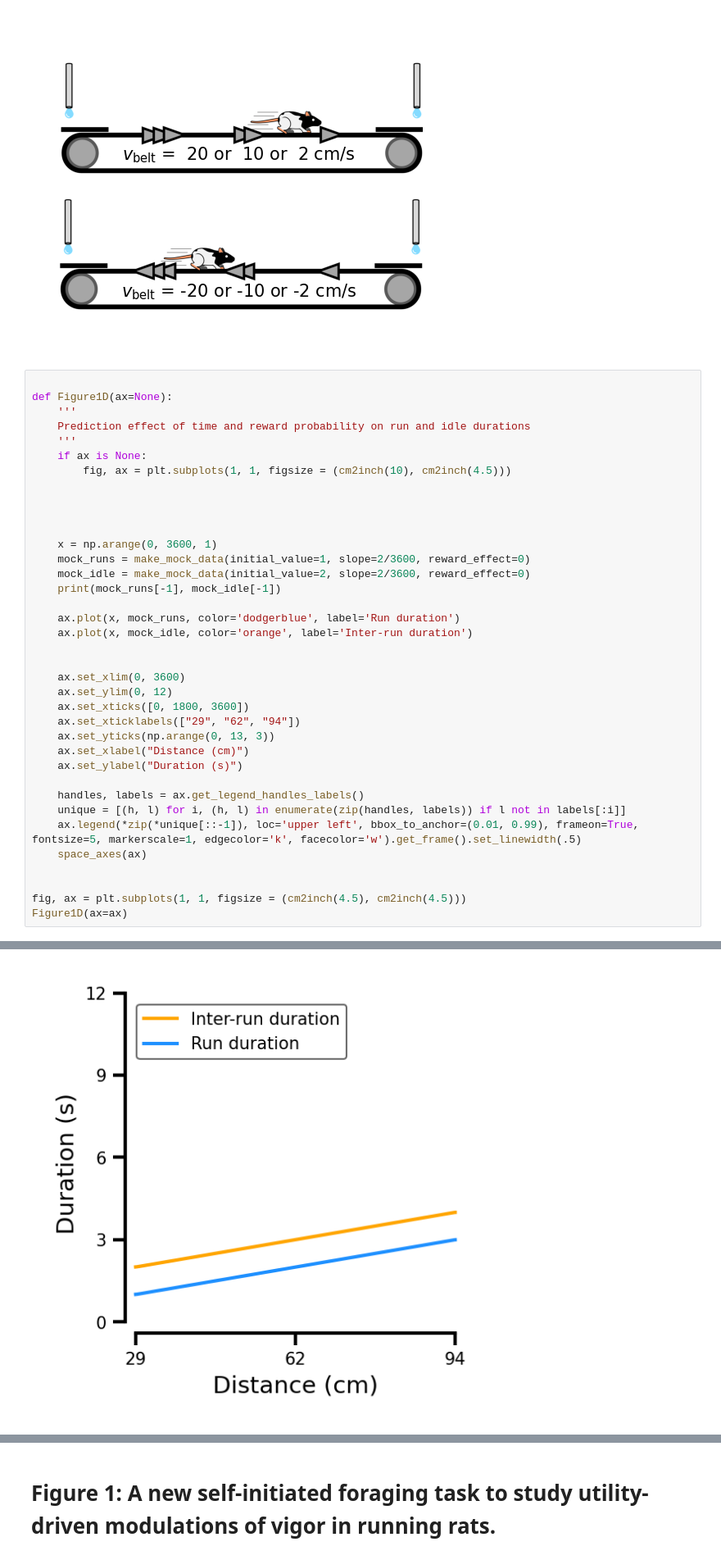
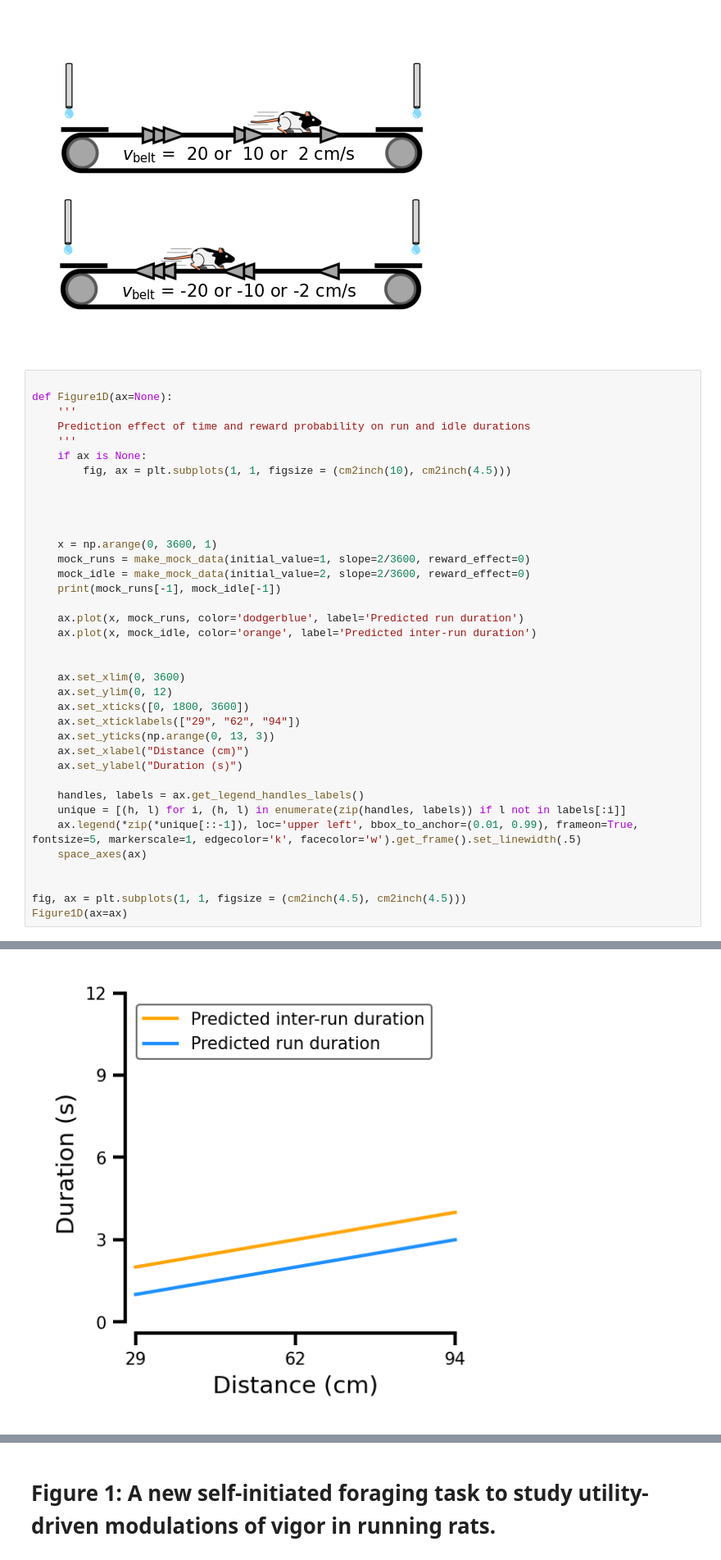
Before and after one commit to HeathenToaster/RunningFastAndSlow, a Jupyter notebook: Figure_1 new.ipynb, the cells around one changed output, grey strips where cells are left out. Shown at 82% size. Saved outputs shown, nothing was run; the diff lists cells and outputs as text.

```diff
--- a/Figure_1 new.ipynb
+++ b/Figure_1 new.ipynb
@@ -290,36 +290,36 @@ def Figure1D(ax=None):
         fig, ax = plt.subplots(1, 1, figsize = (cm2inch(10), cm2inch(4.5)))
 
 
 
 
     x = np.arange(0, 3600, 1)
     mock_runs = make_mock_data(initial_value=1, slope=2/3600, reward_effect=0)
     mock_idle = make_mock_data(initial_value=2, slope=2/3600, reward_effect=0)
     print(mock_runs[-1], mock_idle[-1])
 
-    ax.plot(x, mock_runs, color='dodgerblue', label='Run duration')
-    ax.plot(x, mock_idle, color='orange', label='Inter-run duration')
+    ax.plot(x, mock_runs, color='dodgerblue', label='Predicted run duration')
+    ax.plot(x, mock_idle, color='orange', label='Predicted inter-run duration')
 
 
     ax.set_xlim(0, 3600)
     ax.set_ylim(0, 12)
     ax.set_xticks([0, 1800, 3600])
     ax.set_xticklabels(["29", "62", "94"])
     ax.set_yticks(np.arange(0, 13, 3))
     ax.set_xlabel("Distance (cm)")
     ax.set_ylabel("Duration (s)")
 
     handles, labels = ax.get_legend_handles_labels()
     unique = [(h, l) for i, (h, l) in enumerate(zip(handles, labels)) if l not in labels[:i]]
     ax.legend(*zip(*unique[::-1]), loc='upper left', bbox_to_anchor=(0.01, 0.99), frameon=True, fontsize=5, markerscale=1, edgecolor='k', facecolor='w').get_frame().set_linewidth(.5)
     space_axes(ax)
 
 
 fig, ax = plt.subplots(1, 1, figsize = (cm2inch(4.5), cm2inch(4.5)))
 Figure1D(ax=ax)
 # %% [output]
 2.9952831266760085 3.995283126676008
-[figure, old version]
+[figure, new version]
 # %%
 
 def Figure1F(ax=None):
```
Also changed, not shown: parts of 3 cells of this notebook, 2 other files.
